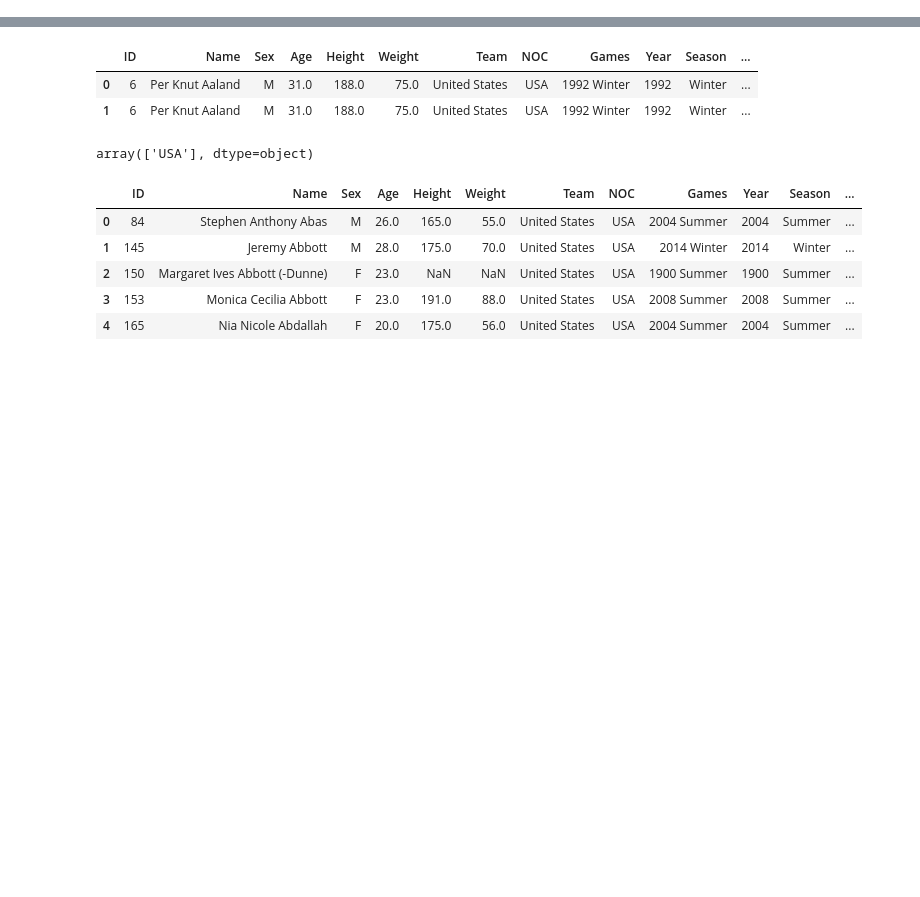
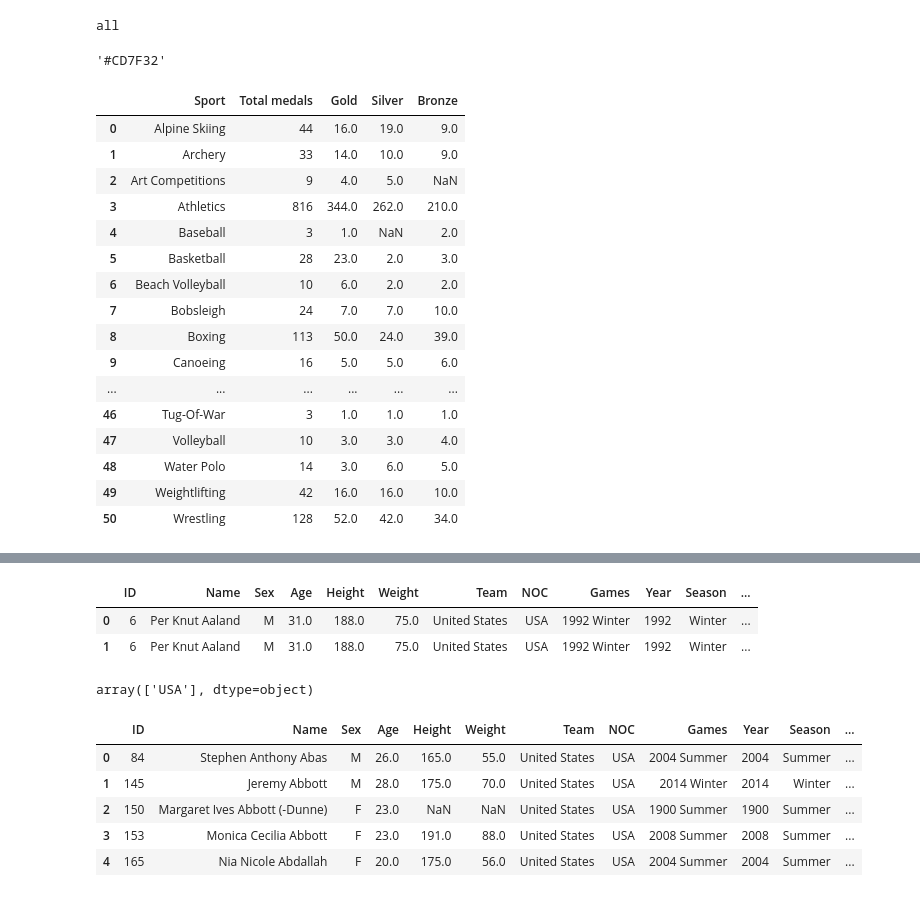
Before and after one commit to Anna-MariaSjolund/Databehandling-OS-projekt-Anna-MariaSjolund-ChristopherSeander, a Jupyter notebook: copy2_for_A-M/testing.ipynb, the cells around one changed output, grey strips where cells are left out. Drawn from its saved outputs; the diff is of its cells as text; code cells hidden in the pictures; blank space fills up the shorter version.

```diff
--- a/copy2_for_A-M/testing.ipynb
+++ b/copy2_for_A-M/testing.ipynb
@@ -6,0 +92,32 @@ import plotly.graph_objects as go
+# %%
+fig = plot_top_ten_sports_or_events(sport=False)
+fig.show()
+# %% [output]
+all
+# %%
+colors_dict = dict(Bronze="#CD7F32", Silver="#C0C0C0", Gold="#FFD700")
+colors_dict["Bronze"]
+# %% [output]
+'#CD7F32'
+# %%
+sports, events = load_data_usa.import_medals_per_sport()
+# %%
+sports
+# %% [output]
+|  | Sport | Total medals | Gold | Silver | Bronze |
+| 0 | Alpine Skiing | 44 | 16.0 | 19.0 | 9.0 |
+| 1 | Archery | 33 | 14.0 | 10.0 | 9.0 |
+| 2 | Art Competitions | 9 | 4.0 | 5.0 | NaN |
+| 3 | Athletics | 816 | 344.0 | 262.0 | 210.0 |
+| 4 | Baseball | 3 | 1.0 | NaN | 2.0 |
+| 5 | Basketball | 28 | 23.0 | 2.0 | 3.0 |
+| 6 | Beach Volleyball | 10 | 6.0 | 2.0 | 2.0 |
+| 7 | Bobsleigh | 24 | 7.0 | 7.0 | 10.0 |
+| 8 | Boxing | 113 | 50.0 | 24.0 | 39.0 |
+| 9 | Canoeing | 16 | 5.0 | 5.0 | 6.0 |
+| ... | ... | ... | ... | ... | ... |
+| 46 | Tug-Of-War | 3 | 1.0 | 1.0 | 1.0 |
+| 47 | Volleyball | 10 | 3.0 | 3.0 | 4.0 |
+| 48 | Water Polo | 14 | 3.0 | 6.0 | 5.0 |
+| 49 | Weightlifting | 42 | 16.0 | 16.0 | 10.0 |
+| 50 | Wrestling | 128 | 52.0 | 42.0 | 34.0 |
```
Also changed, not shown: parts of 31 cells of this notebook, 2 other files.
